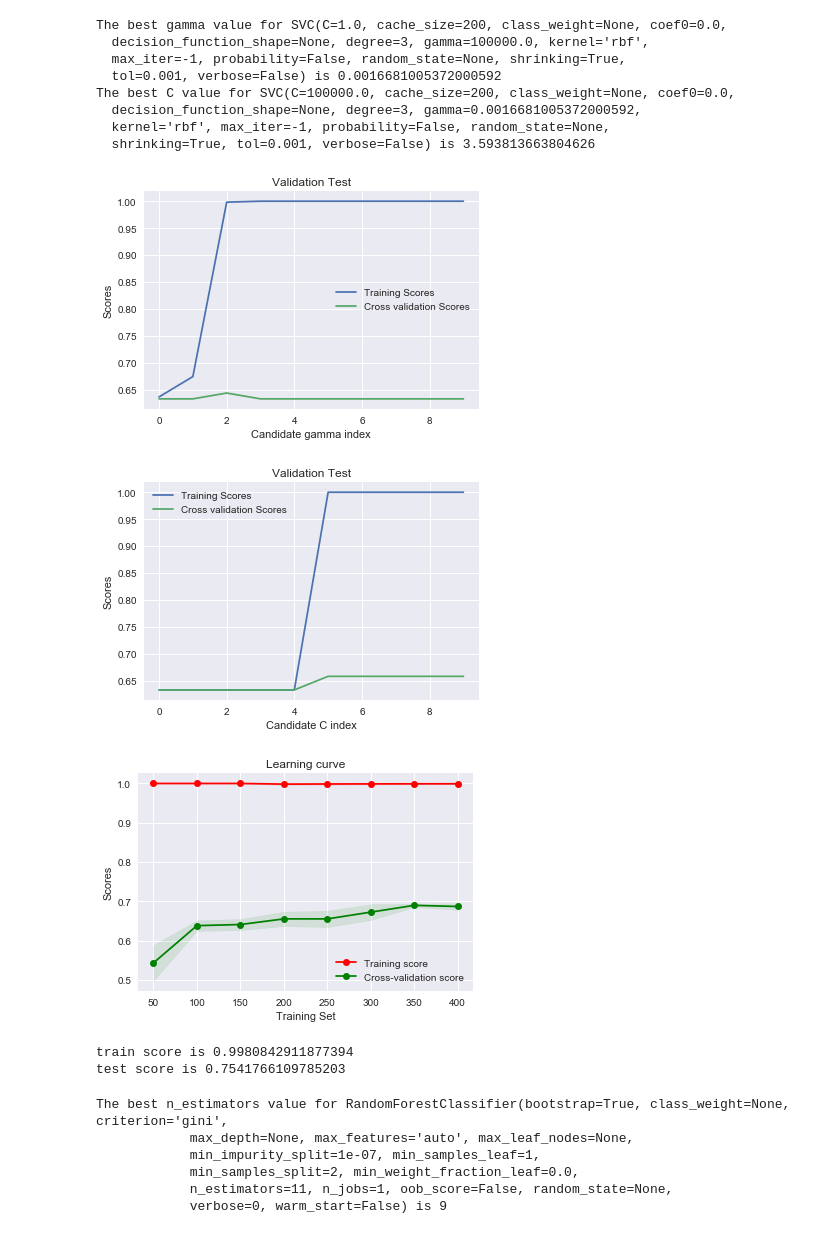
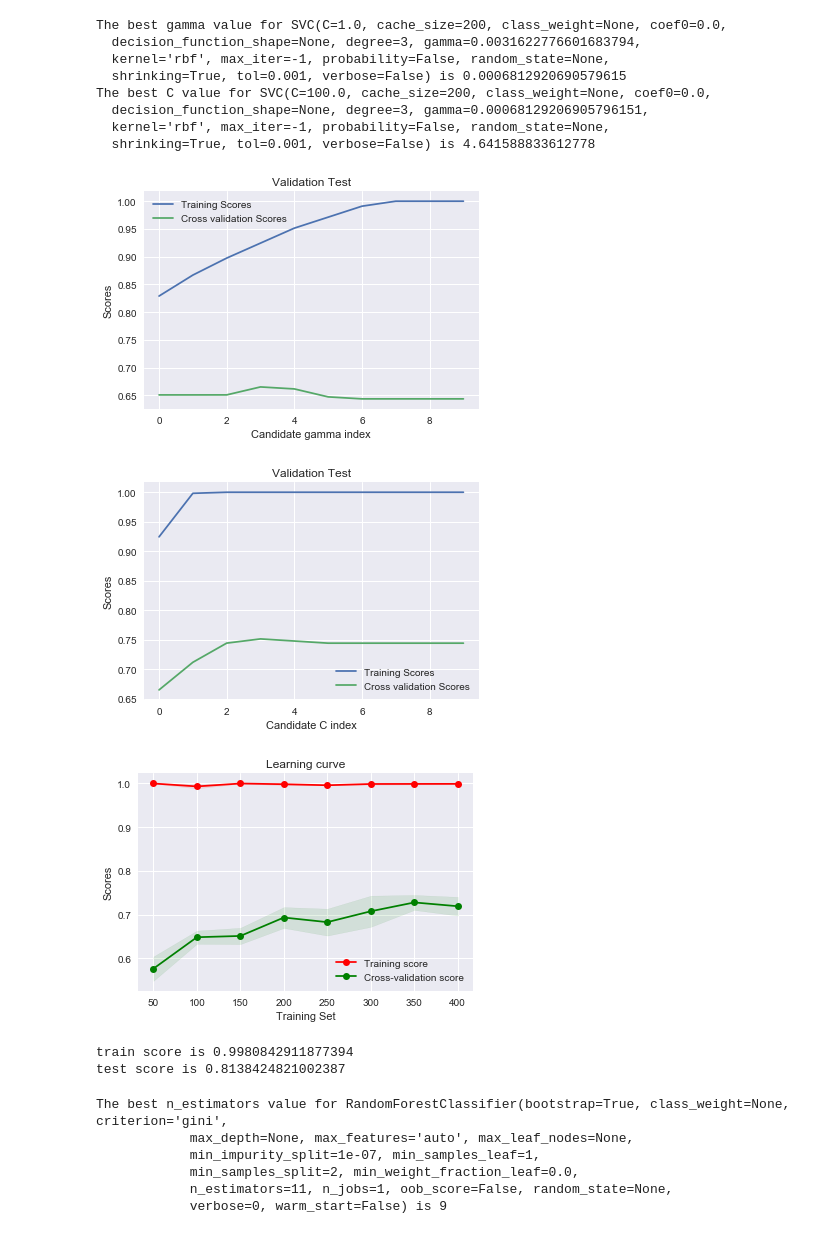
Before and after one commit to Fake-News-Project/Fake-News-Project, a Jupyter notebook: Step2_Extracting_features_and_predict_via_machine_learning.ipynb, the cells around one changed output. Saved outputs shown, nothing was run; the diff lists cells and outputs as text; code cells hidden in the pictures.

```diff
--- a/Step2_Extracting_features_and_predict_via_machine_learning.ipynb
+++ b/Step2_Extracting_features_and_predict_via_machine_learning.ipynb
@@ -34,6 +35,7 @@ total_df = pd.read_csv(path)
 # define training, cross-validation and testing sets
 
 Y = total_df['authenticity']
-X = total_df.drop('authenticity', axis=1)['text']
+X = total_df['text']
+X2 = total_df[['title', 'text','author', 'authenticity']]
 X_train, X_cvt, Y_train, Y_cvt = train_test_split(X, Y, test_size=0.4, random_state=42)
 X_cv, X_test, Y_cv, Y_test = train_test_split(X_cvt, Y_cvt, test_size=0.6, random_state=42)
@@ -44,7 +256,7 @@ X_cv, X_test, Y_cv, Y_test = train_test_split(X_cvt, Y_cvt, test_size=0.6, rando
 from sklearn.feature_extraction.text import CountVectorizer
 
 # instantiate the vectorizer
-vect = CountVectorizer()
+vect = CountVectorizer(analyzer = 'word', ngram_range=(2, 2))
 # %%
 # learn training data vocabulary, then use it to create a document-term matrix
 vect.fit(X_train)
@@ -104,7 +299,7 @@ def Learning_curve(model):
 # %%
 # Logistic Regression
 
-best_C = valid_test(LogisticRegression(), "C", np.logspace(-2, 10, 10))
+best_C = valid_test(LogisticRegression(), "C", np.logspace(3, 4, 10))
 LR = LogisticRegression(C = best_C)
 # LR = LogisticRegression()
 Learning_curve(LR)
@@ -165,0 +361,11 @@ test score is 0.8663484486873508
+# %%
+# Neural networking (MLP)
+best_alpha = valid_test(MLPClassifier(), 'alpha', np.logspace(-10, 5, 10))
+MLP = MLPClassifier(alpha=best_alpha, hidden_layer_sizes=(7, 7, 7), random_state=1, max_iter=300)
+# MLP = MLPClassifier(alpha=1e-05, hidden_layer_sizes=(12, 12, 12), random_state=1, max_iter=200)
+MLP.fit(X_train_dtm, Y_train)
+Learning_curve(MLP)
+Y_test_pred_MLP = MLP.predict(X_test_dtm)
+
+print('train score is {}'.format(MLP.score(X_train_dtm, Y_train)))
+print('test score is {}'.format(MLP.score(X_test_dtm, Y_test)))
@@ -166,28 +384,28 @@ test score is 0.8663484486873508
 # %%
 # Support Vector Machines
-best_gamma = valid_test(SVC(), "gamma", np.logspace(-5, 5, 10))
-best_C = valid_test(SVC(gamma = best_gamma), "C", np.logspace(-5, 5, 10))
+best_gamma = valid_test(SVC(), "gamma", np.logspace(-3.5, -2.5, 10))
+best_C = valid_test(SVC(gamma = best_gamma), "C", np.logspace(0, 1, 10))
 svm = SVC(C = best_C, gamma = best_gamma)
 # svm = SVC(C = 3.6, gamma = 0.0016)
 svm.fit(X_train_dtm, Y_train)
 Learning_curve(svm)
 Y_test_pred_svm = svm.predict(X_test_dtm)
 print('train score is {}'.format(svm.score(X_train_dtm, Y_train)))
 print('test score is {}'.format(svm.score(X_test_dtm, Y_test)))
 # %% [output]
 The best gamma value for SVC(C=1.0, cache_size=200, class_weight=None, coef0=0.0,
-  decision_function_shape=None, degree=3, gamma=100000.0, kernel='rbf',
-  max_iter=-1, probability=False, random_state=None, shrinking=True,
-  tol=0.001, verbose=False) is 0.0016681005372000592
-The best C value for SVC(C=100000.0, cache_size=200, class_weight=None, coef0=0.0,
-  decision_function_shape=None, degree=3, gamma=0.0016681005372000592,
+  decision_function_shape=None, degree=3, gamma=0.0031622776601683794,
   kernel='rbf', max_iter=-1, probability=False, random_state=None,
-  shrinking=True, tol=0.001, verbose=False) is 3.593813663804626
+  shrinking=True, tol=0.001, verbose=False) is 0.0006812920690579615
+The best C value for SVC(C=100.0, cache_size=200, class_weight=None, coef0=0.0,
+  decision_function_shape=None, degree=3, gamma=0.00068129206905796151,
+  kernel='rbf', max_iter=-1, probability=False, random_state=None,
+  shrinking=True, tol=0.001, verbose=False) is 4.641588833612778
-[figure, old version]
+[figure, new version]
-[figure, old version]
+[figure, new version]
-[figure, old version]
+[figure, new version]
 train score is 0.9980842911877394
-test score is 0.7541766109785203
+test score is 0.8138424821002387
 # %%
 # RandomForestClassifier
 best_estimator = valid_test(RandomForestClassifier(), "n_estimators", [x for x in range(2,12)])
```
Also changed, not shown: parts of 20 cells of this notebook, 4 other files.
